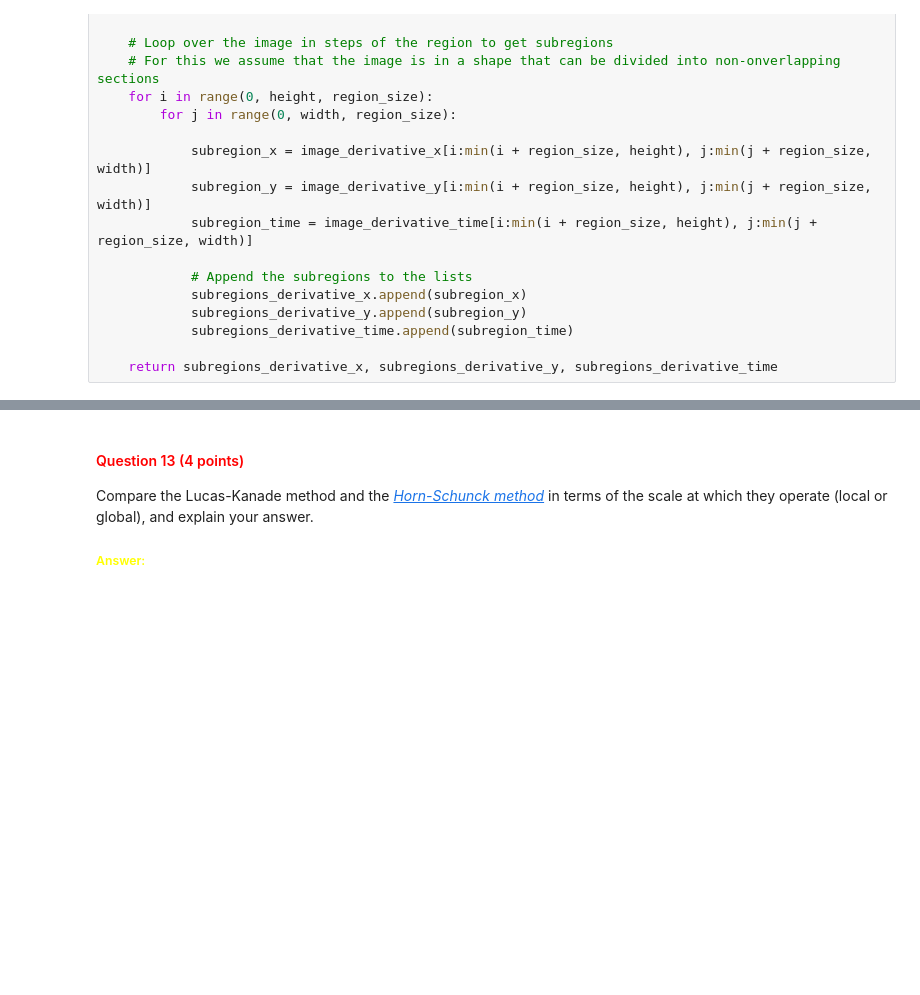
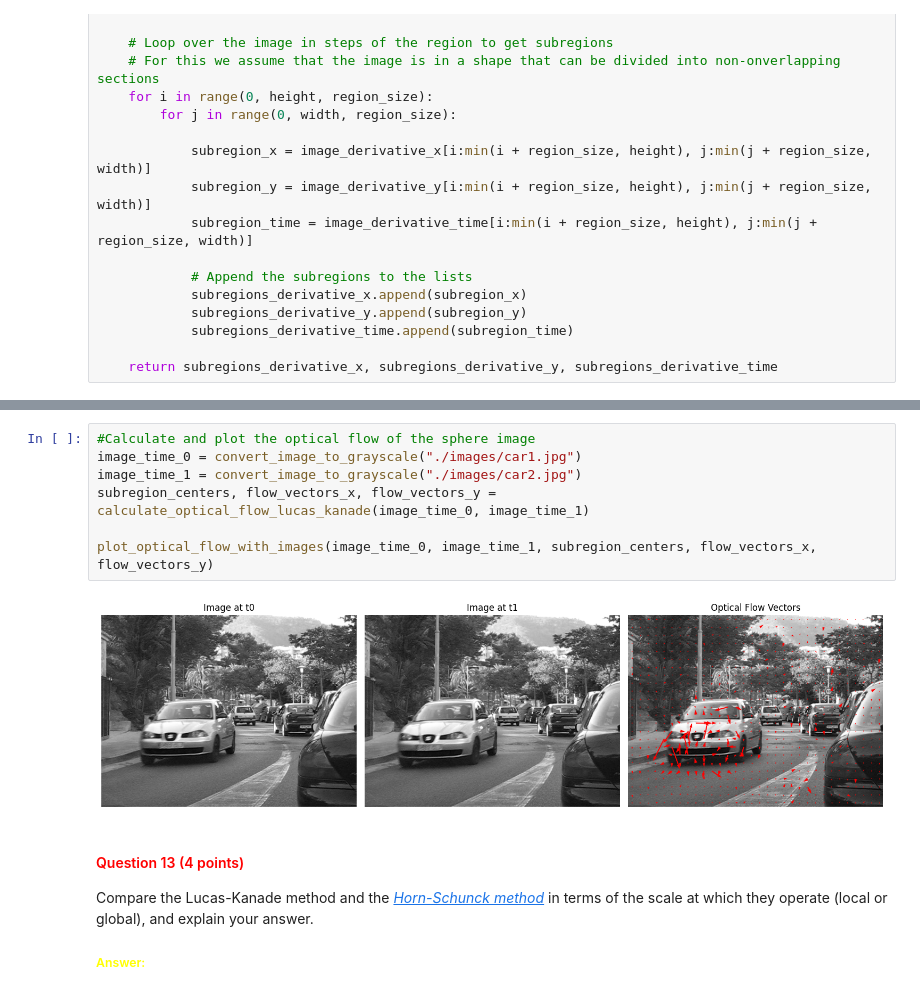
Before and after one commit to zzgsdddz/cv1_lab1, a Jupyter notebook: cv1-lab-3-main/cv1-lab-3.ipynb, the cells around one changed output, grey strips where cells are left out. Drawn from its saved outputs; the diff is of its cells as text; blank space fills up the shorter version.

```diff
--- a/cv1-lab-3-main/cv1-lab-3.ipynb
+++ b/cv1-lab-3-main/cv1-lab-3.ipynb
@@ -804,3 +797,12 @@ ValueError: Argument U has a size 2000 which does not match 100, the number of a
+# %%
+#Calculate and plot the optical flow of the sphere image
+image_time_0 = convert_image_to_grayscale("./images/car1.jpg")
+image_time_1 = convert_image_to_grayscale("./images/car2.jpg")
+subregion_centers, flow_vectors_x, flow_vectors_y = calculate_optical_flow_lucas_kanade(image_time_0, image_time_1)
+
+plot_optical_flow_with_images(image_time_0, image_time_1, subregion_centers, flow_vectors_x, flow_vectors_y)
+# %% [output]
+[figure, added]
 # %% [markdown]
 <a id="question-13"></a>
 #### <font color='#FF0000'>Question 13 (4 points)</font>
```
Also changed, not shown: parts of 10 cells of this notebook.
